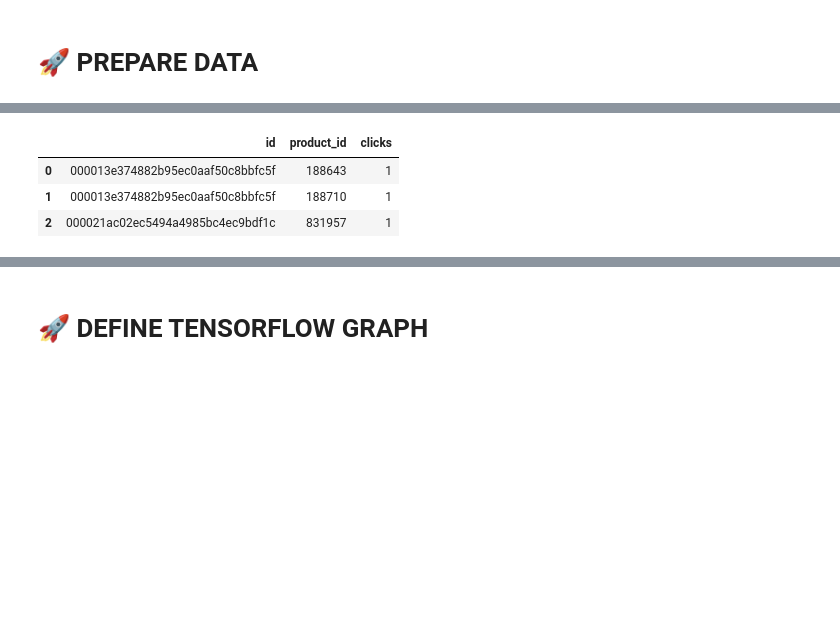
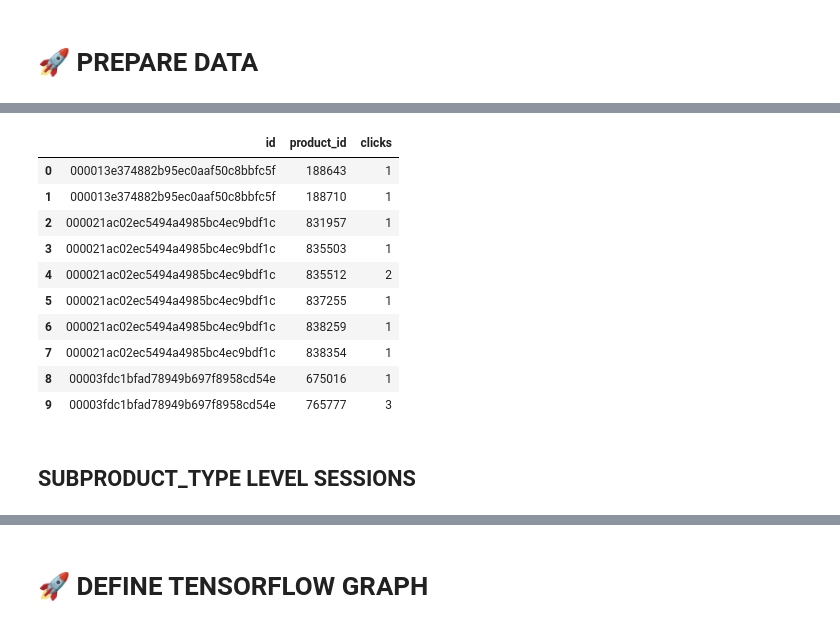
Before and after one commit to marnixkoops/bayesian-personalized-ranking, a Jupyter notebook: bayesian-personalized-ranking.ipynb, the cells around one changed output, grey strips where cells are left out. Cells and saved outputs as stored; diff of their text form; code cells hidden in the pictures; blank space fills up the shorter version.

```diff
--- a/bayesian-personalized-ranking.ipynb
+++ b/bayesian-personalized-ranking.ipynb
@@ -63,22 +84,29 @@ df.head(3)
 # %%
 product_map_df = pd.read_csv("./data/product_mapping.csv")  # product id to name key-values
 product_map_df["product_id"] = product_map_df["product_id"].astype(str)
 
 # split data into train and test parition
 train_partition_final_row = int(0.8 * len(df))
 df_test = df[train_partition_final_row:]
 df = df[:train_partition_final_row].copy()
 
 df = pd.DataFrame(df["product_views"].str.split(",").tolist(), index=df["id"]).stack()
 df = df.reset_index([0, "id"])
 df.columns = ["id", "product_id"]
 df = df.groupby(df.columns.tolist(), as_index=False).size()
 df = df.reset_index(drop=False)
 df.columns = ["id", "product_id", "clicks"]
 df = df.dropna()
-df.head(3)
+df.head(10)
 # %% [output]
 |  | id | product_id | clicks |
 | 0 | 000013e374882b95ec0aaf50c8bbfc5f | 188643 | 1 |
 | 1 | 000013e374882b95ec0aaf50c8bbfc5f | 188710 | 1 |
 | 2 | 000021ac02ec5494a4985bc4ec9bdf1c | 831957 | 1 |
+| 3 | 000021ac02ec5494a4985bc4ec9bdf1c | 835503 | 1 |
+| 4 | 000021ac02ec5494a4985bc4ec9bdf1c | 835512 | 2 |
+| 5 | 000021ac02ec5494a4985bc4ec9bdf1c | 837255 | 1 |
+| 6 | 000021ac02ec5494a4985bc4ec9bdf1c | 838259 | 1 |
+| 7 | 000021ac02ec5494a4985bc4ec9bdf1c | 838354 | 1 |
+| 8 | 00003fdc1bfad78949b697f8958cd54e | 675016 | 1 |
+| 9 | 00003fdc1bfad78949b697f8958cd54e | 765777 | 3 |
@@ -84,0 +124,2 @@ df.head(3)
+# %% [markdown]
+## SUBPRODUCT_TYPE LEVEL SESSIONS
```
Also changed, not shown: parts of 36 cells of this notebook, 2 other files.
